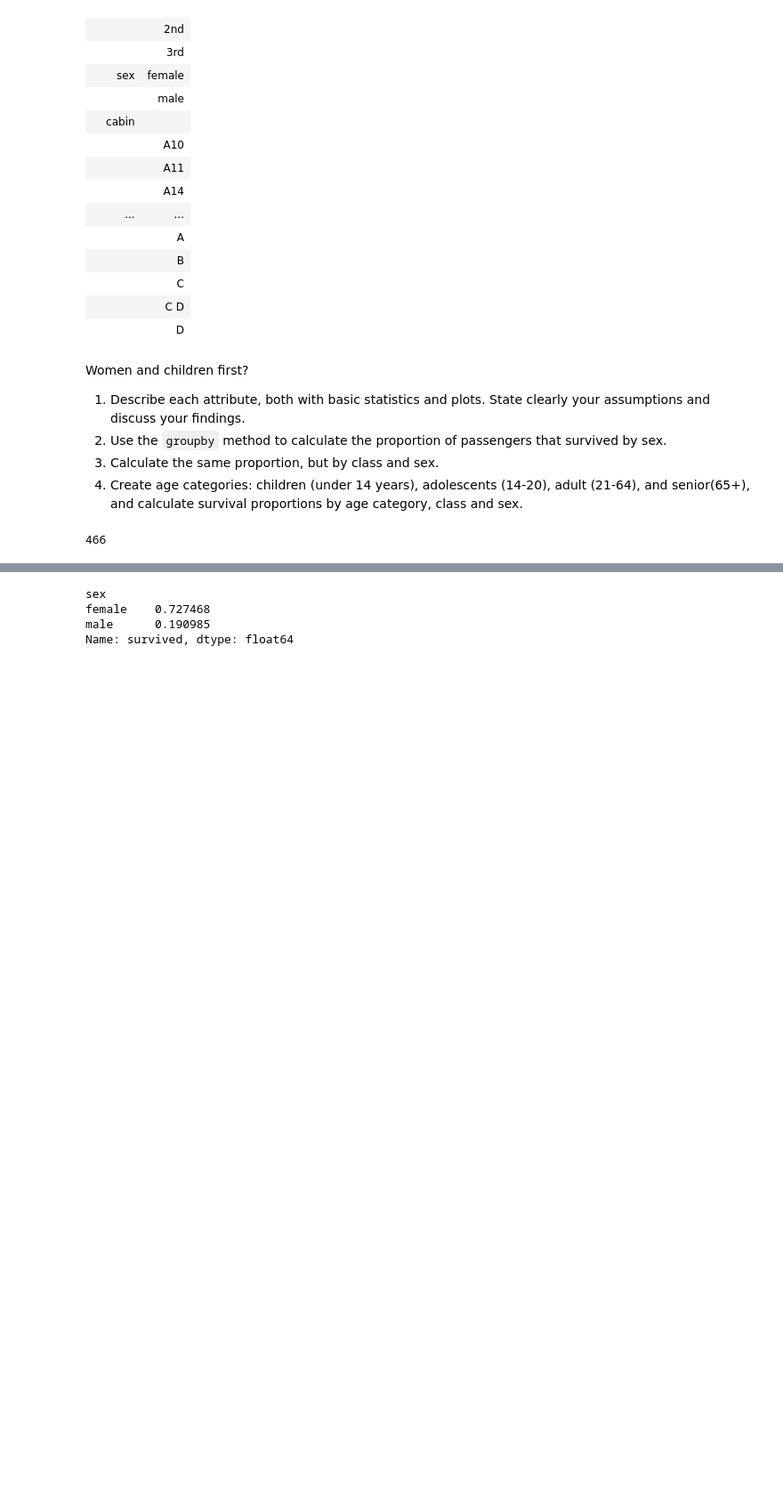
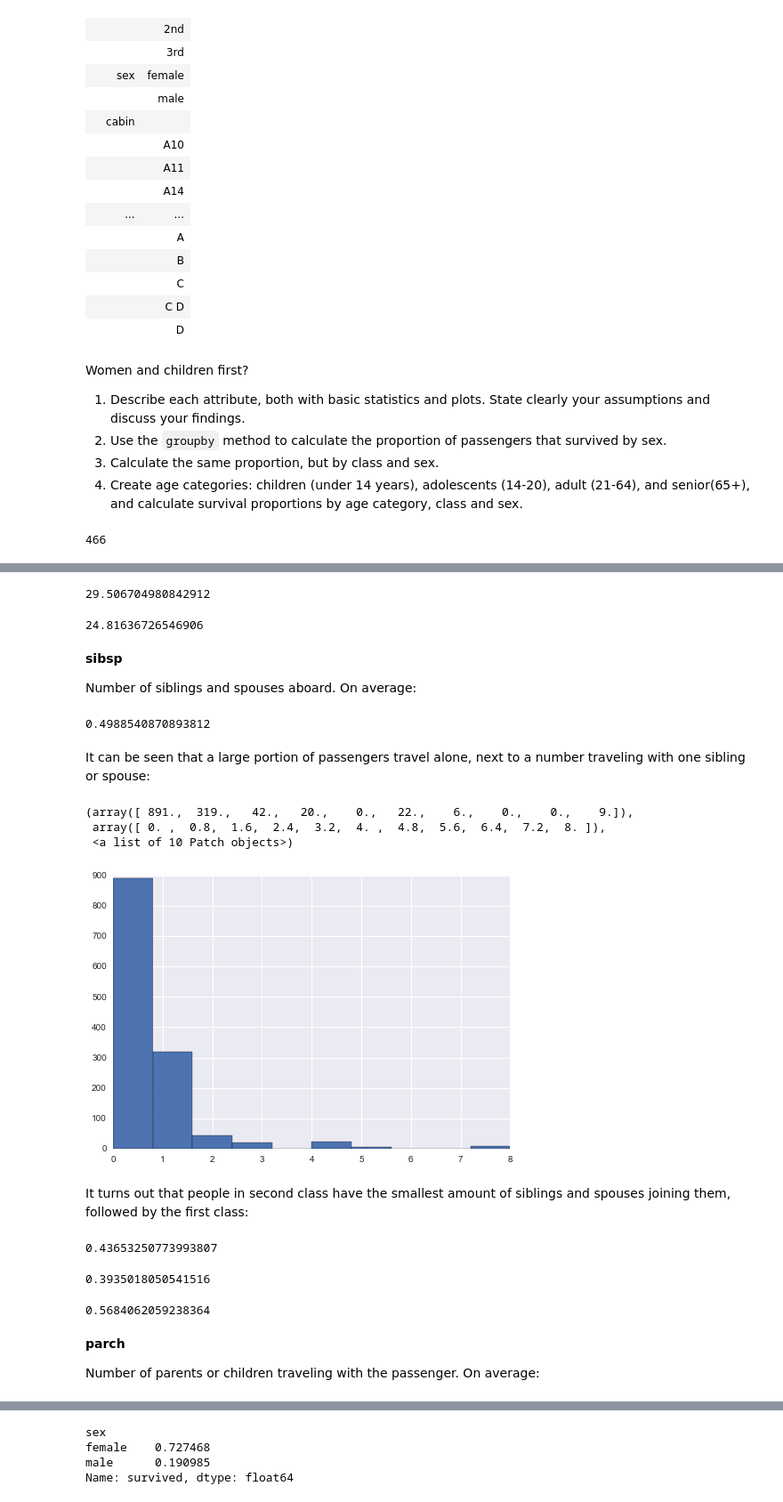
Before and after one commit to Wronskia/Homework, a Jupyter notebook: intropandas/Data Wrangling with Pandas.ipynb, the cells around one changed output, grey strips where cells are left out. Shown at 89% size. Drawn from its saved outputs; the diff is of its cells as text; code cells hidden in the pictures; blank space fills up the shorter version.

```diff
--- a/intropandas/Data Wrangling with Pandas.ipynb
+++ b/intropandas/Data Wrangling with Pandas.ipynb
@@ -1671,0 +1765,43 @@ sum(pd.Series(data['sex']).str.count('female'))
+# %%
+data[data['pclass'] == 2]['age'].mean()
+# %% [output]
+29.506704980842912
+# %%
+data[data['pclass'] == 3]['age'].mean()
+# %% [output]
+24.81636726546906
+# %% [markdown]
+__sibsp__
+
+Number of siblings and spouses aboard. On average:
+# %%
+data['sibsp'].mean()
+# %% [output]
+0.4988540870893812
+# %% [markdown]
+It can be seen that a large portion of passengers travel alone, next to a number traveling with one sibling or spouse:
+# %%
+plt.hist(data['sibsp'])
+# %% [output]
+(array([ 891.,  319.,   42.,   20.,    0.,   22.,    6.,    0.,    0.,    9.]),
+ array([ 0. ,  0.8,  1.6,  2.4,  3.2,  4. ,  4.8,  5.6,  6.4,  7.2,  8. ]),
+ <a list of 10 Patch objects>)
+[figure, added]
+# %% [markdown]
+It turns out that people in second class have the smallest amount of siblings and spouses joining them, followed by the first class:
+# %%
+data[data['pclass'] == 1]['sibsp'].mean()
+# %% [output]
+0.43653250773993807
+# %%
+data[data['pclass'] == 2]['sibsp'].mean()
+# %% [output]
+0.3935018050541516
+# %%
+data[data['pclass'] == 3]['sibsp'].mean()
+# %% [output]
+0.5684062059238364
+# %% [markdown]
+__parch__
+
+Number of parents or children traveling with the passenger. On average:
```
Also changed, not shown: parts of 80 cells of this notebook.
